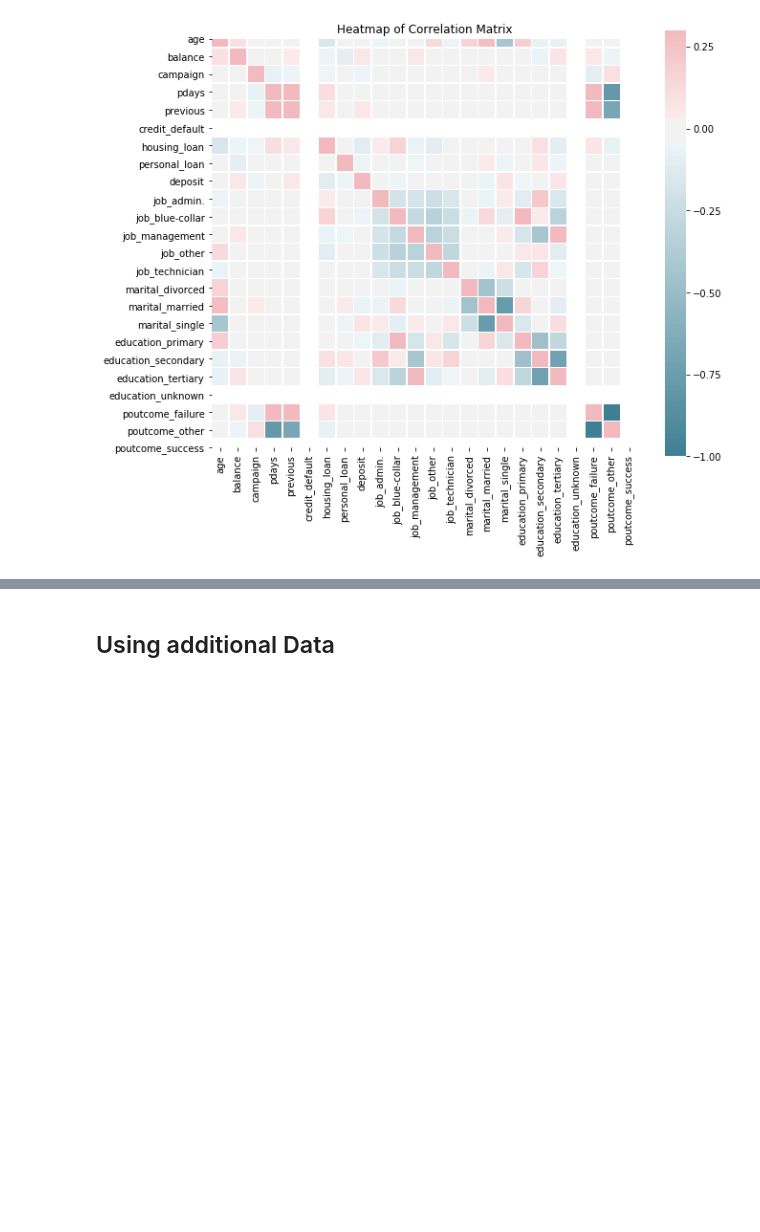
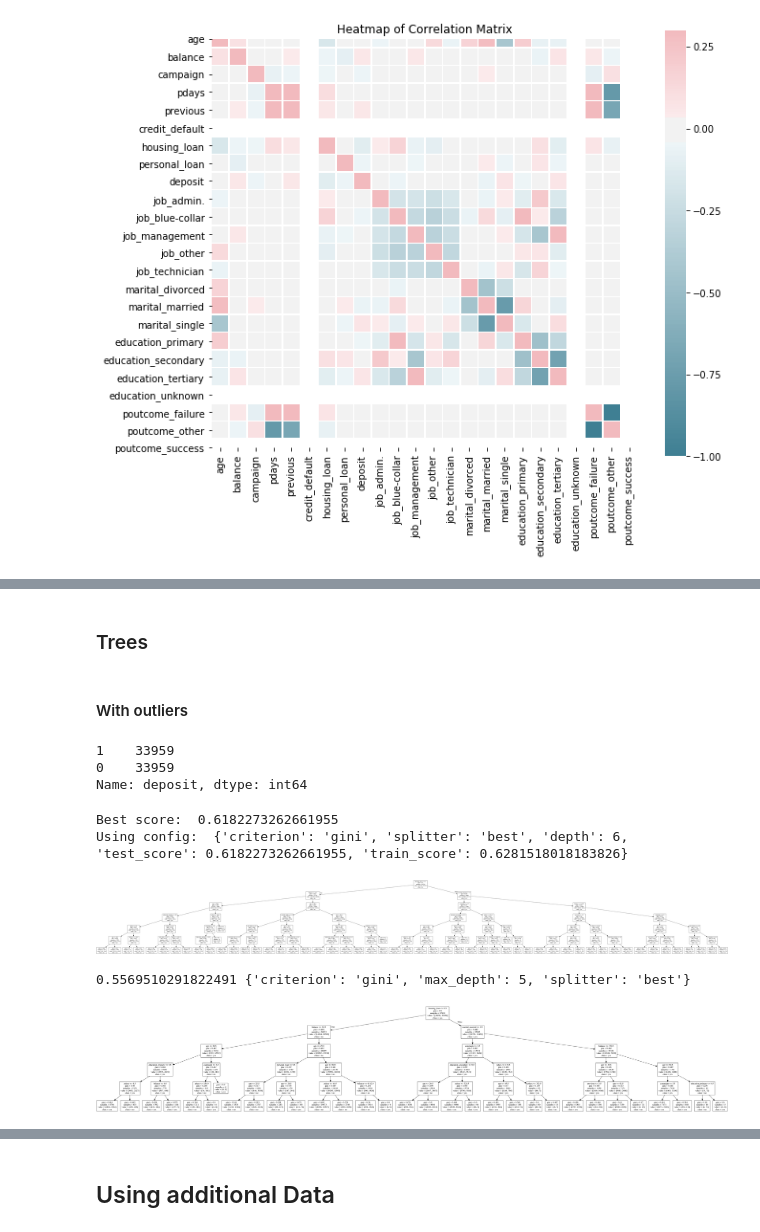
Before and after one commit to sbernal93/idss-project, a Jupyter notebook: bank.ipynb, the cells around one changed output, grey strips where cells are left out. Drawn from its saved outputs; the diff is of its cells as text; code cells hidden in the pictures; blank space fills up the shorter version.

```diff
--- a/bank.ipynb
+++ b/bank.ipynb
@@ -484,0 +422,29 @@ plt.show()
+# %% [markdown]
+### Trees
+# %% [markdown]
+#### With outliers
+# %%
+upsampled = upsample(bank_with_dummies)
+upsampled.deposit.value_counts()
+# %% [output]
+1    33959
+0    33959
+Name: deposit, dtype: int64
+# %%
+dt = classification(upsampled)
+# %% [output]
+Best score:  0.6182273262661955
+Using config:  {'criterion': 'gini', 'splitter': 'best', 'depth': 6, 'test_score': 0.6182273262661955, 'train_score': 0.6281518018183826}
+# %%
+show_tree(dt, upsampled.drop('deposit', 1).columns.tolist())
+# %% [output]
+[figure, added]
+# %%
+## With cross validation and grid search
+dt_x = gridsearch_classification(upsampled)
+# %% [output]
+0.5569510291822491 {'criterion': 'gini', 'max_depth': 5, 'splitter': 'best'}
+# %%
+show_tree(dt_x, upsampled.drop('deposit', 1).columns.tolist(), label='cross')
+# %% [output]
+[figure, added]
```
Also changed, not shown: parts of 36 cells of this notebook, 5 other files.
